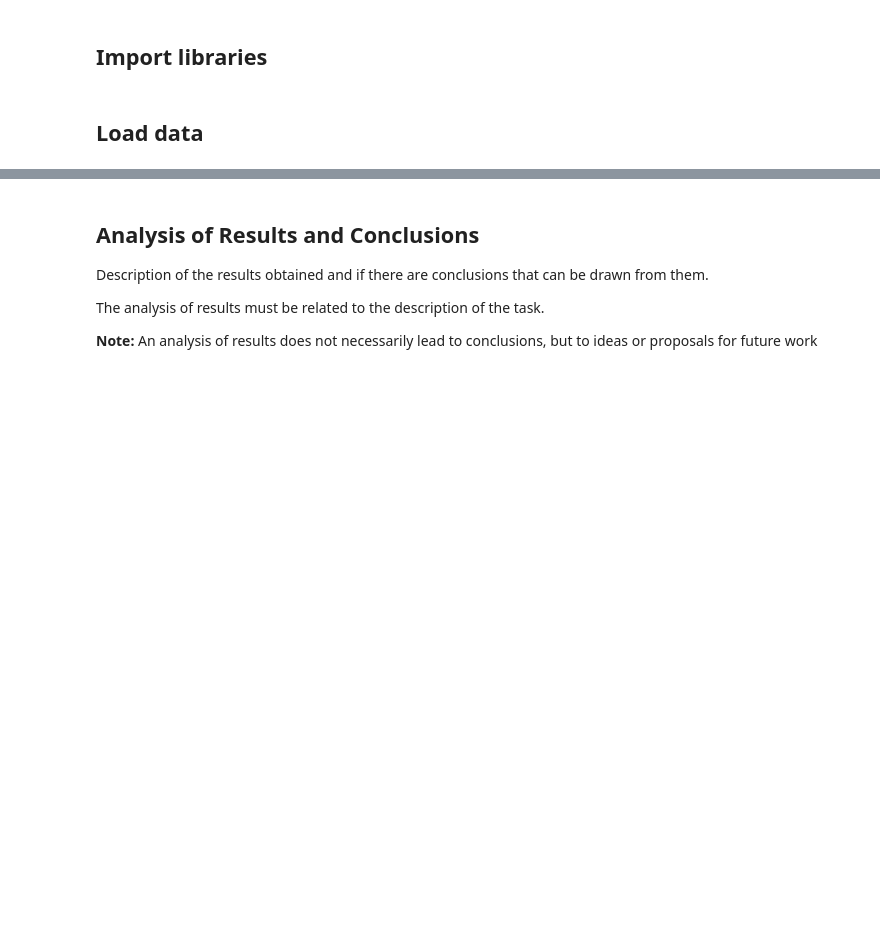
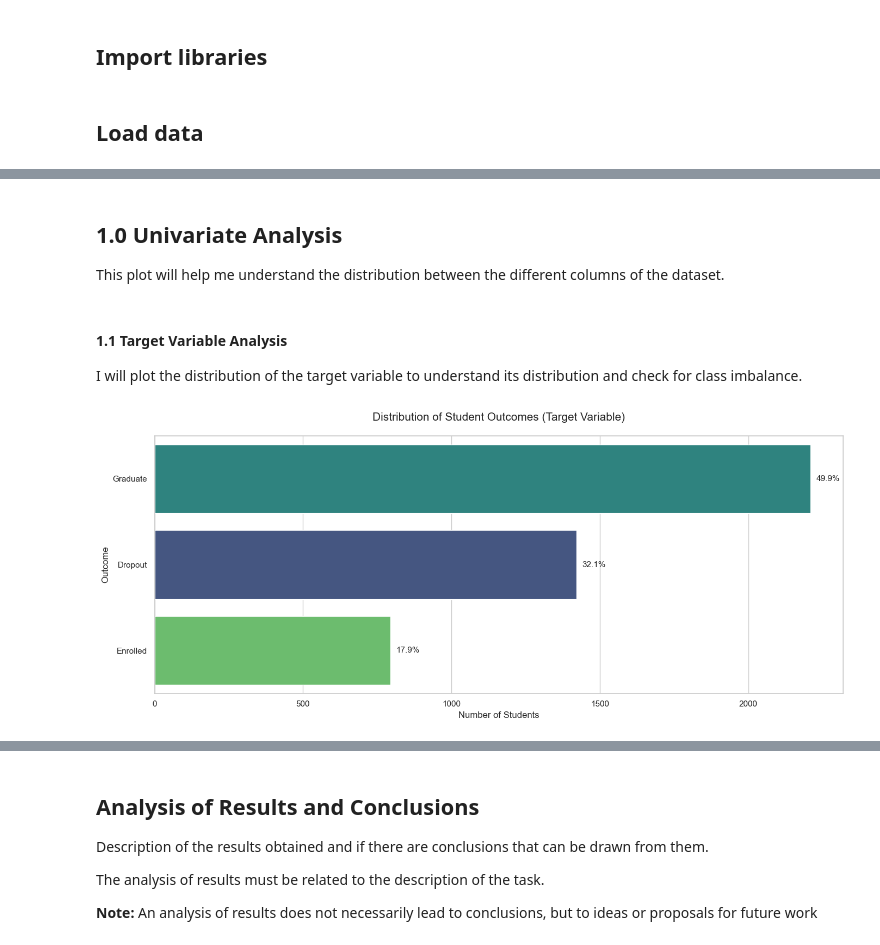
Before and after one commit to weslylaboy/student-outcome-predictor, a Jupyter notebook: notebooks/02_exploratory_data_analysis.ipynb, the cells around one changed output, grey strips where cells are left out. Saved outputs shown, nothing was run; the diff lists cells and outputs as text; code cells hidden in the pictures; blank space fills up the shorter version.

Commit message:
Update EDA notebook: restructure analysis steps, add imports, and include target distribution plot with interpretations

```diff
--- a/notebooks/02_exploratory_data_analysis.ipynb
+++ b/notebooks/02_exploratory_data_analysis.ipynb
@@ -21,2 +25,6 @@ The steps to perfom Exploratory Data Analysis are the following:
+# %%
+# Set plot style
+sns.set_theme(style="whitegrid")
+fig_size= (16,8)
 # %% [markdown]
 ## Load data
@@ -24,0 +31,3 @@ The steps to perfom Exploratory Data Analysis are the following:
+# %%
+df = pd.read_csv('../data/interim/01.2_data_renamed.csv')
+df.head()
@@ -24,0 +42,32 @@ The steps to perfom Exploratory Data Analysis are the following:
+# %% [markdown]
+## 1.0 Univariate Analysis
+
+This plot will help me understand the distribution between the different columns of the dataset.
+# %% [markdown]
+#### 1.1 Target Variable Analysis
+
+I will plot the distribution of the target variable to understand its distribution and check for class imbalance.
+# %%
+
+# Create the plot
+plt.figure(figsize=(14, 6))
+order = df['target'].value_counts().index
+ax = sns.countplot(data=df, y='target', order=order, palette='viridis', hue='target')
+
+# Add titles and labels
+plt.title('Distribution of Student Outcomes (Target Variable)', fontsize=15, pad=20)
+plt.xlabel('Number of Students', fontsize=12)
+plt.ylabel('Outcome', fontsize=12)
+
+# Add percentage labels on the bars
+total = len(df['target'])
+for p in ax.patches:
+    percentage = f'{100 * p.get_width() / total:.1f}%'
+    x = p.get_width() + 20
+    y = p.get_y() + p.get_height() / 2
+    ax.annotate(percentage, (x, y), va='center', fontsize=11)
+
+plt.tight_layout()
+plt.show()
+# %% [output]
+[figure, added]
```
Also changed, not shown: parts of 34 cells of this notebook, 1 other file.
